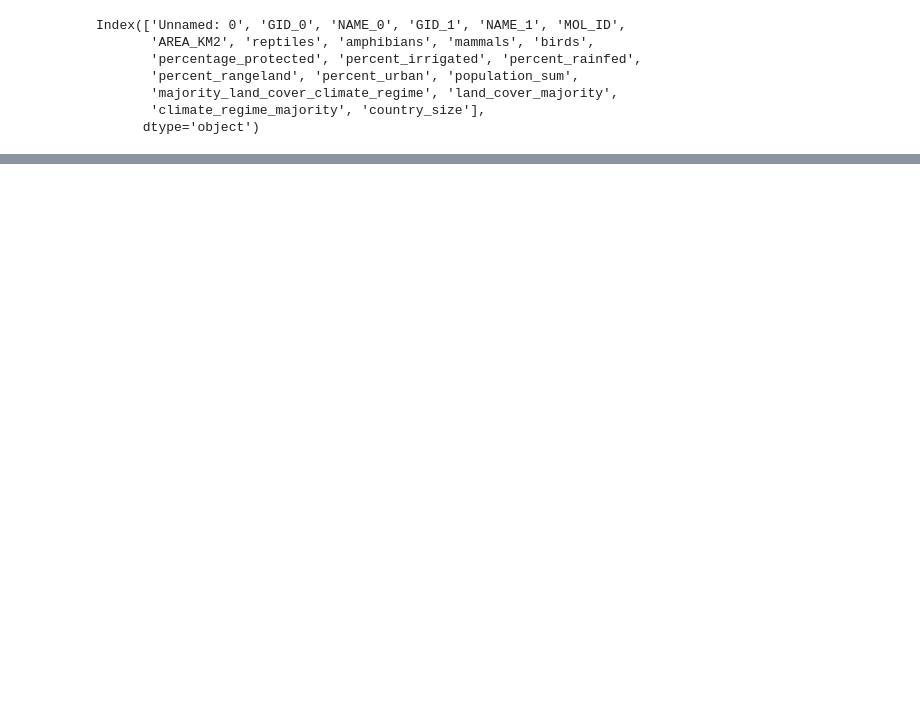
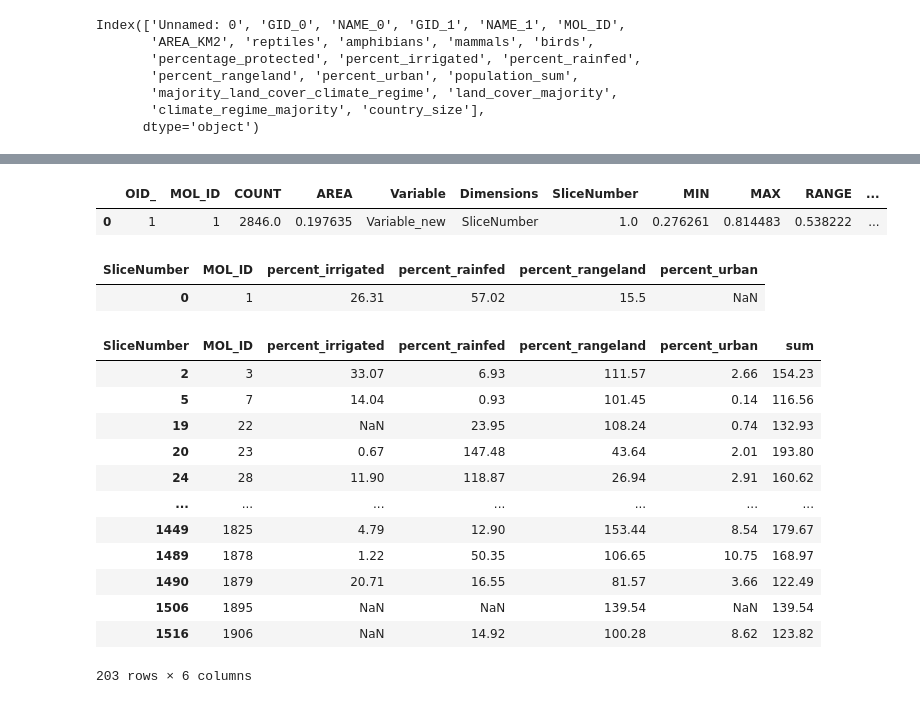
Before and after one commit to Vizzuality/he-scratchfolder, a Jupyter notebook: Places_HE_Future.ipynb, the cells around one changed output, grey strips where cells are left out. Drawn from its saved outputs; the diff is of its cells as text; code cells hidden in the pictures; blank space fills up the shorter version.

```diff
--- a/Places_HE_Future.ipynb
+++ b/Places_HE_Future.ipynb
@@ -146,11 +128,15 @@ dff.loc[dff['MOL_ID']==20,'mammals'].values[0]
 # %%
 ### Read files (Files coming from ArcGIS project Places_HE_Future and expoprted as csv)
 ### Top 20 places original geometries from Scott: https://eowilson.maps.arcgis.com/home/item.html?id=4848c6b08fac4fa5bff40e9331b6d291
-elu= pd.read_csv('/Users/tamarahuete/Documents/HALF_EARTH/20placescsvs/Places_elu.csv')
-le= pd.read_csv('/Users/tamarahuete/Documents/HALF_EARTH/20placescsvs/Places_encroachment.csv')
-pop= pd.read_csv('/Users/tamarahuete/Documents/HALF_EARTH/20placescsvs/Places_pop.csv')
-wl= pd.read_csv('/Users/tamarahuete/Documents/HALF_EARTH/20placescsvs/Places_wdpa_list.csv')
-wp= pd.read_csv('/Users/tamarahuete/Documents/HALF_EARTH/20placescsvs/Places_wdpa_percentage.csv')
+elu= pd.read_csv('{0}/Csvs/Places_elu.csv'.format(path))
+le= pd.read_csv('{0}/Csvs/Places_encroachment.csv'.format(path))
+pop= pd.read_csv('{0}/Csvs/Places_pop.csv'.format(path))
+wl= pd.read_csv('{0}/Csvs/Places_wdpa_list.csv'.format(path))
+wp= pd.read_csv('{0}/Csvs/Places_wdpa_percentage.csv'.format(path))
 
 cont_lookups={'elu':'83802a7fa3d34c1fa40844fc14683966',
               'landencroach':'b0ad58e2b2404eec811b711b604b9d55'}
+# %%
+elu = elu.rename(columns ={'OBJECTID_1':'MOL_ID'})
+le = le.rename(columns ={'OBJECTID_1':'MOL_ID'})
+pop = pop.rename(columns ={'OBJECTID_1':'MOL_ID'})
@@ -231,0 +209,34 @@ elu_lookup.head()
+# %%
+le.head(1)
+# %% [output]
+|  | OID_ | MOL_ID | COUNT | AREA | Variable | Dimensions | SliceNumber | MIN | MAX | RANGE | ... |
+| 0 | 1 | 1 | 2846.0 | 0.197635 | Variable_new | SliceNumber | 1.0 | 0.276261 | 0.814483 | 0.538222 | ... |
+# %%
+long =le[['SliceNumber','MOL_ID','percentage_land_encroachment']].pivot(index='MOL_ID', columns='SliceNumber', values='percentage_land_encroachment').reset_index().rename(columns=
+                                                                                                                              {1.0:'percent_irrigated',
+                                                                                                                              2.0:'percent_rainfed',
+                                                                                                                              3.0:'percent_rangeland',
+                                                                                                                                 4.0:'percent_urban'})
+# %%
+long.head(1)
+# %% [output]
+| SliceNumber | MOL_ID | percent_irrigated | percent_rainfed | percent_rangeland | percent_urban |
+| 0 | 1 | 26.31 | 57.02 | 15.5 | NaN |
+# %%
+# Check for how many the encroachment values are higher than 100
+long['sum']=long.iloc[:, 1:5].sum(axis=1)
+long[long['sum']>100]
+# %% [output]
+| SliceNumber | MOL_ID | percent_irrigated | percent_rainfed | percent_rangeland | percent_urban | sum |
+| 2 | 3 | 33.07 | 6.93 | 111.57 | 2.66 | 154.23 |
+| 5 | 7 | 14.04 | 0.93 | 101.45 | 0.14 | 116.56 |
+| 19 | 22 | NaN | 23.95 | 108.24 | 0.74 | 132.93 |
+| 20 | 23 | 0.67 | 147.48 | 43.64 | 2.01 | 193.80 |
+| 24 | 28 | 11.90 | 118.87 | 26.94 | 2.91 | 160.62 |
+| ... | ... | ... | ... | ... | ... | ... |
+| 1449 | 1825 | 4.79 | 12.90 | 153.44 | 8.54 | 179.67 |
+| 1489 | 1878 | 1.22 | 50.35 | 106.65 | 10.75 | 168.97 |
+| 1490 | 1879 | 20.71 | 16.55 | 81.57 | 3.66 | 122.49 |
+| 1506 | 1895 | NaN | NaN | 139.54 | NaN | 139.54 |
+| 1516 | 1906 | NaN | 14.92 | 100.28 | 8.62 | 123.82 |
+203 rows × 6 columns
```
Also changed, not shown: parts of 28 cells of this notebook.
